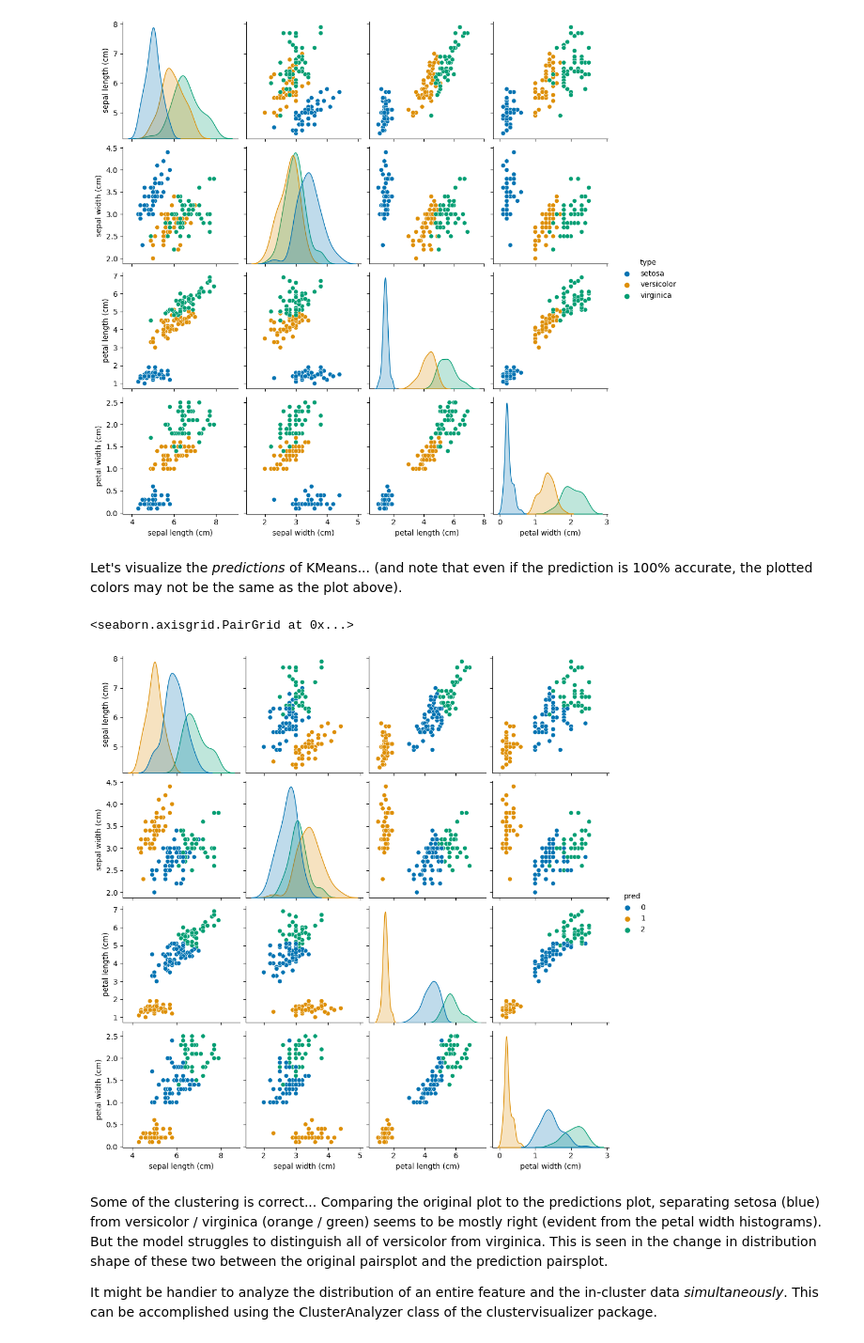
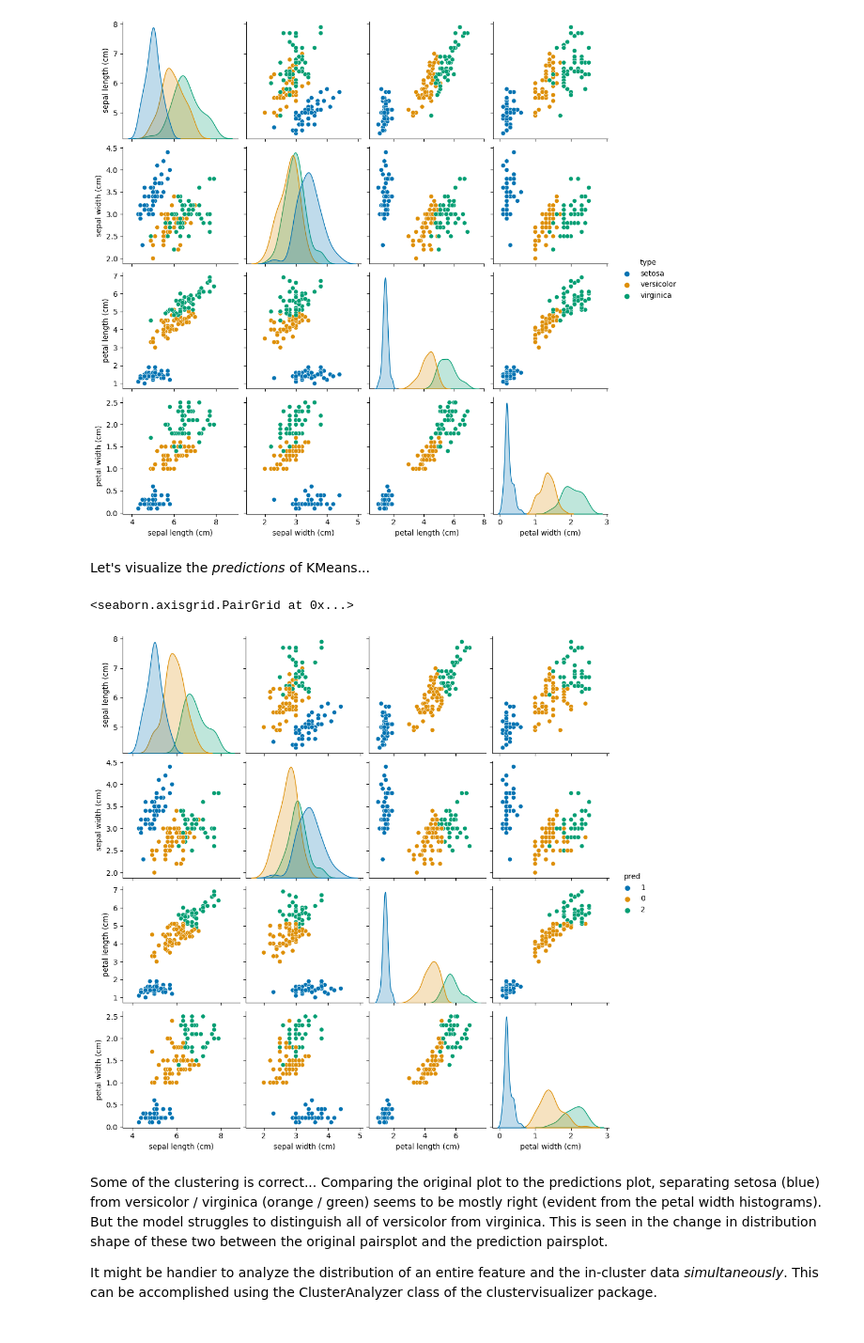
Before and after one commit to jae1018/clustervisualizer, a Jupyter notebook: clustervisualizer/examples/hard_clustering_example.ipynb, the cells around one changed output. Shown at 94% size. Saved outputs shown, nothing was run; the diff lists cells and outputs as text; code cells hidden in the pictures.

```diff
--- a/clustervisualizer/examples/hard_clustering_example.ipynb
+++ b/clustervisualizer/examples/hard_clustering_example.ipynb
@@ -37,13 +37,12 @@ fit_params = ['sepal length (cm)', 'sepal width (cm)', 'petal length (cm)', 'pet
 preds = kmeans_obj.fit_predict( X[fit_params] )
 # %% [markdown]
 Let's visualize the *predictions* of KMeans...
-(and note that even if the prediction is 100% accurate, the plotted colors may not be the same as the plot above).
 # %%
 X['pred'] = preds
-sns.pairplot(X, hue='pred', palette='colorblind')
+sns.pairplot(X, hue='pred', palette='colorblind', hue_order=[1,0,2])
 # %% [output]
 <seaborn.axisgrid.PairGrid at 0x...>
-[figure, old version]
+[figure, new version]
 # %% [markdown]
 Some of the clustering is correct... Comparing the original plot to the predictions plot, separating setosa (blue) from versicolor / virginica (orange / green) seems to be mostly right (evident from the petal width histograms). But the model struggles to distinguish all of versicolor from virginica. This is seen in the change in distribution shape of these two between the original pairsplot and the prediction pairsplot.
 
```
Also changed, not shown: parts of 3 cells of this notebook, 1 other file.
